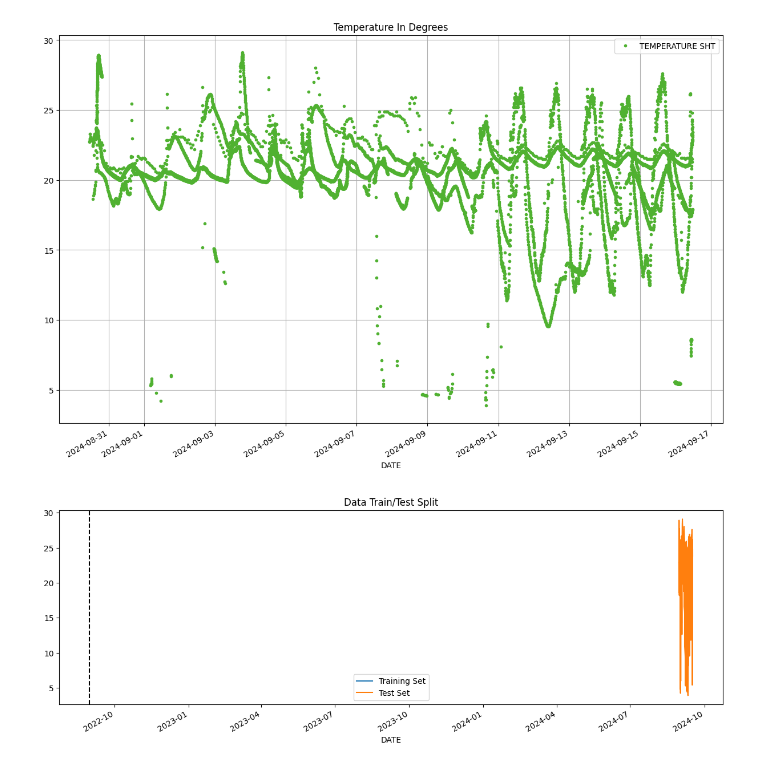
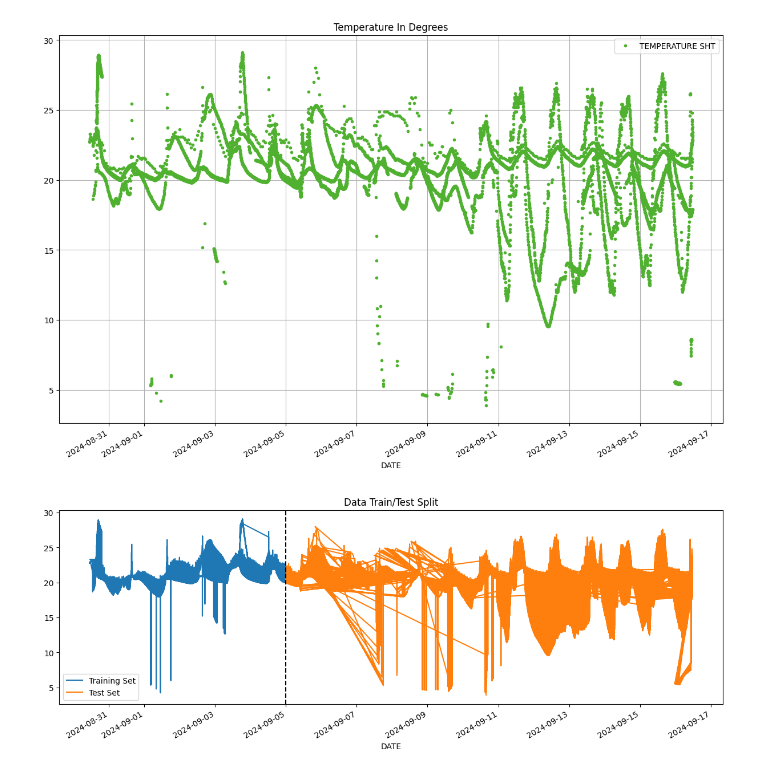
Before and after one commit to Winfry/Upande, a Jupyter notebook: tesst.ipynb, the cells around one changed output. Cells and saved outputs as stored; diff of their text form; code cells hidden in the pictures.

```diff
--- a/tesst.ipynb
+++ b/tesst.ipynb
@@ -101,15 +101,15 @@ plt.grid()
 # %% [output]
 [figure]
 # %%
-train = df.loc[df.index < '2024-08-30']
-test = df.loc[df.index >= '2024-08-30']
+train = df.loc[df.index < '2024-09-05']
+test = df.loc[df.index >= '2024-09-05']
 
 fig, ax = plt.subplots(figsize=(15,5))
 train.plot(ax=ax, label="Training Set", title="Data Train/Test Split")
 test.plot(ax=ax, label="Test Set")
 
-ax.axvline('2022-08-31', color='black', ls='--')
+ax.axvline('2024-09-05', color='black', ls='--')
 ax.legend(['Training Set', 'Test Set'])
 plt.show()
 # %% [output]
-[figure, old version]
+[figure, new version]
```
